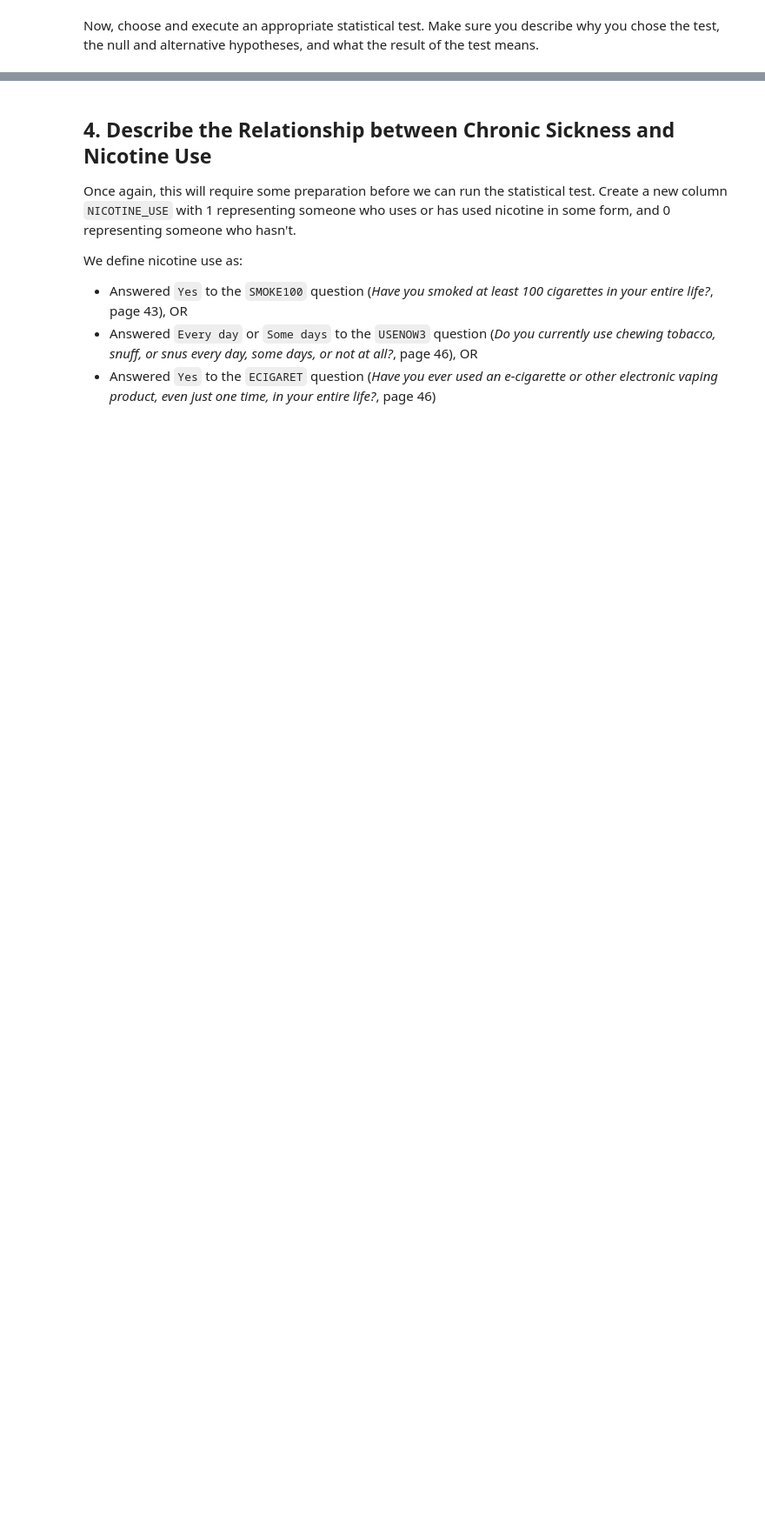
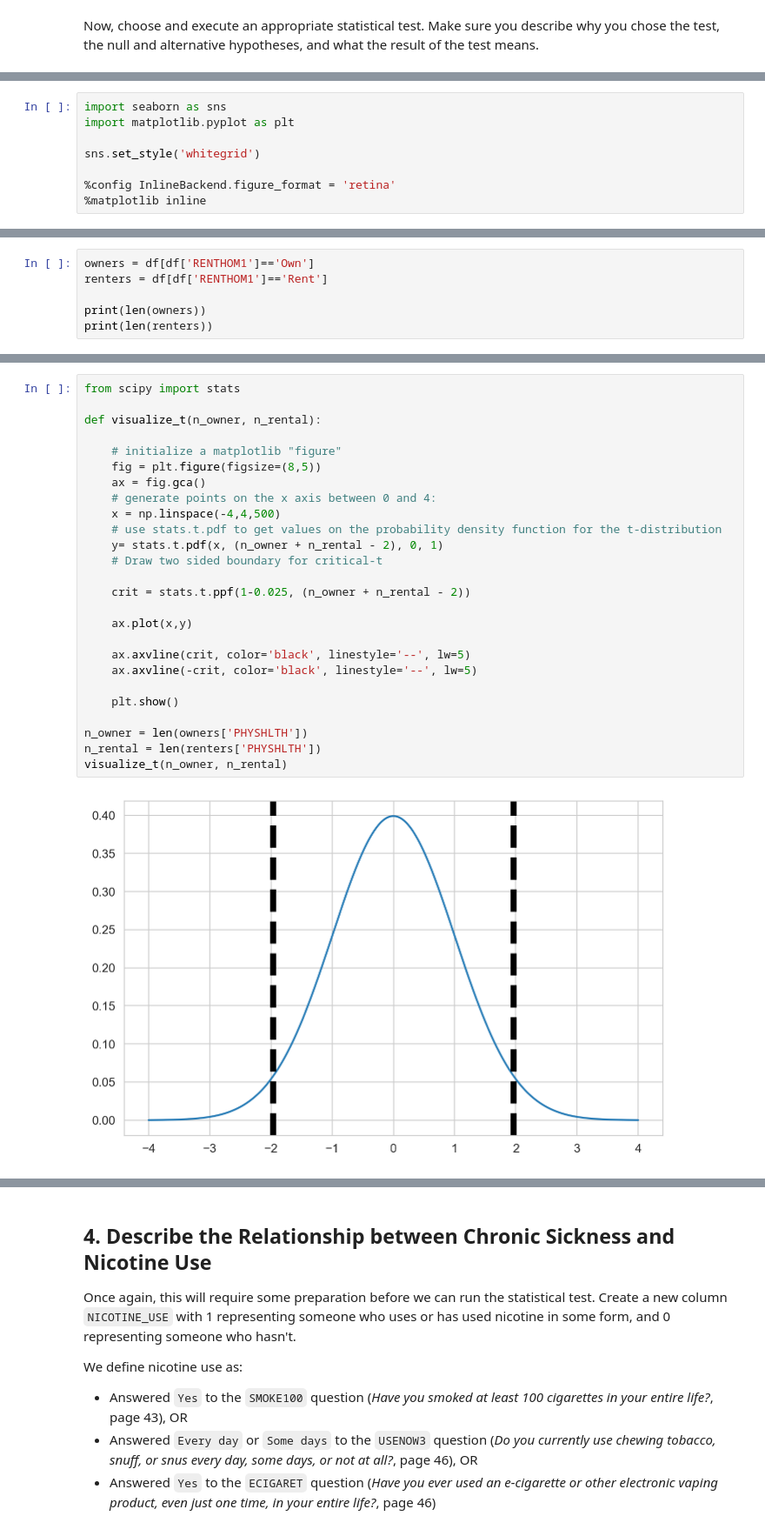
Before and after one commit to AndrewReusche/dsc-hypothesis-testing-lab, a Jupyter notebook: index.ipynb, the cells around one changed output, grey strips where cells are left out. Shown: that part at 87% size. Cells and saved outputs as stored; diff of their text form; blank space fills up the shorter version.

```diff
--- a/index.ipynb
+++ b/index.ipynb
@@ -451,0 +460,8 @@ Now, choose and execute an appropriate statistical test. Make sure you describe
+# %%
+import seaborn as sns
+import matplotlib.pyplot as plt
+
+sns.set_style('whitegrid')
+
+%config InlineBackend.figure_format = 'retina'
+%matplotlib inline
@@ -451,0 +483,6 @@ Now, choose and execute an appropriate statistical test. Make sure you describe
+# %%
+owners = df[df['RENTHOM1']=='Own']
+renters = df[df['RENTHOM1']=='Rent']
+
+print(len(owners))
+print(len(renters))
@@ -451,0 +492,28 @@ Now, choose and execute an appropriate statistical test. Make sure you describe
+# %%
+from scipy import stats
+
+def visualize_t(n_owner, n_rental):
+
+    # initialize a matplotlib "figure"
+    fig = plt.figure(figsize=(8,5))
+    ax = fig.gca()
+    # generate points on the x axis between 0 and 4:
+    x = np.linspace(-4,4,500)
+    # use stats.t.pdf to get values on the probability density function for the t-distribution
+    y= stats.t.pdf(x, (n_owner + n_rental - 2), 0, 1)
+    # Draw two sided boundary for critical-t
+
+    crit = stats.t.ppf(1-0.025, (n_owner + n_rental - 2))
+
+    ax.plot(x,y)
+
+    ax.axvline(crit, color='black', linestyle='--', lw=5)
+    ax.axvline(-crit, color='black', linestyle='--', lw=5)
+
+    plt.show()
+
+n_owner = len(owners['PHYSHLTH'])
+n_rental = len(renters['PHYSHLTH'])
+visualize_t(n_owner, n_rental)
+# %% [output]
+[figure, added]
```
Also changed, not shown: parts of 9 cells of this notebook.
